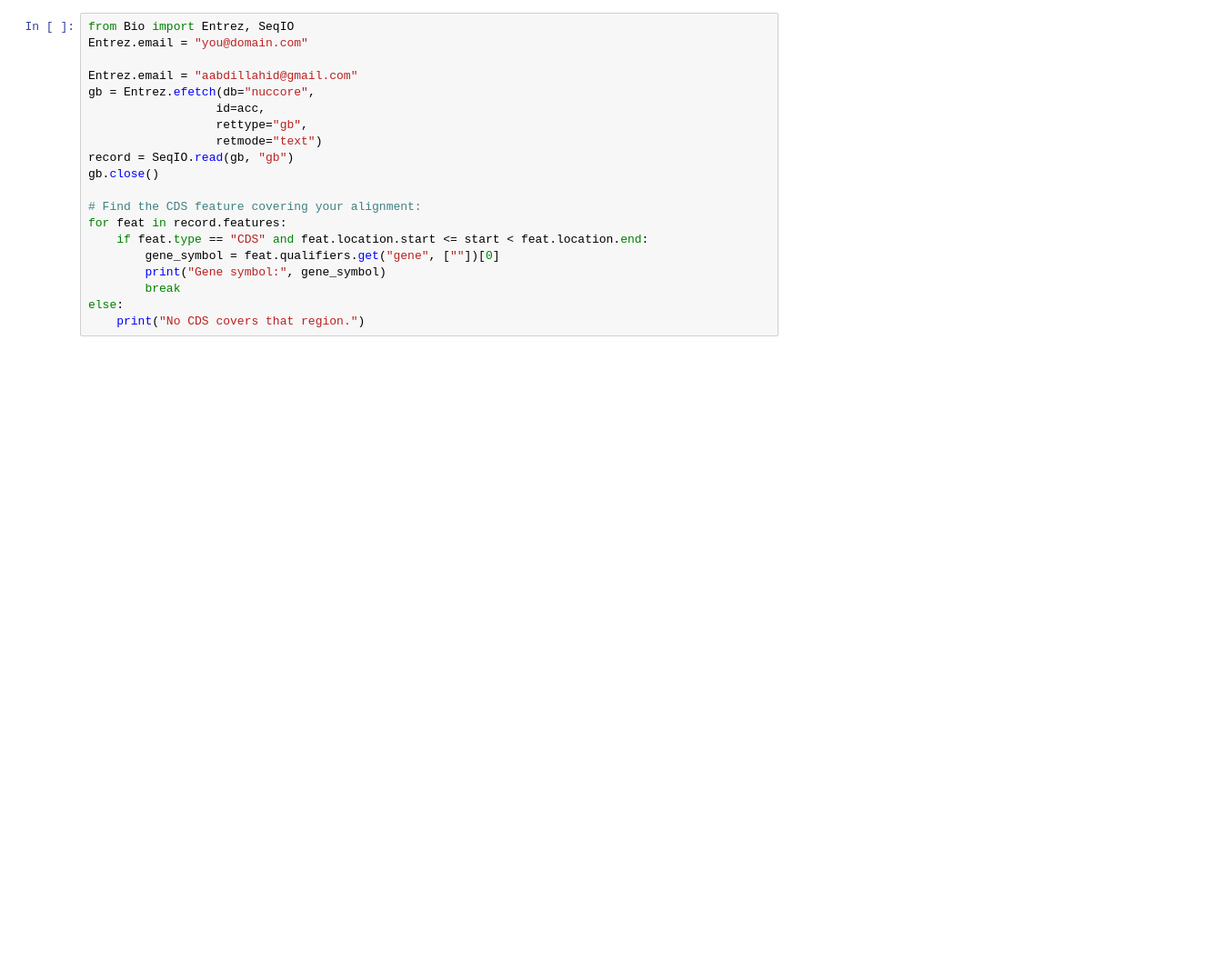
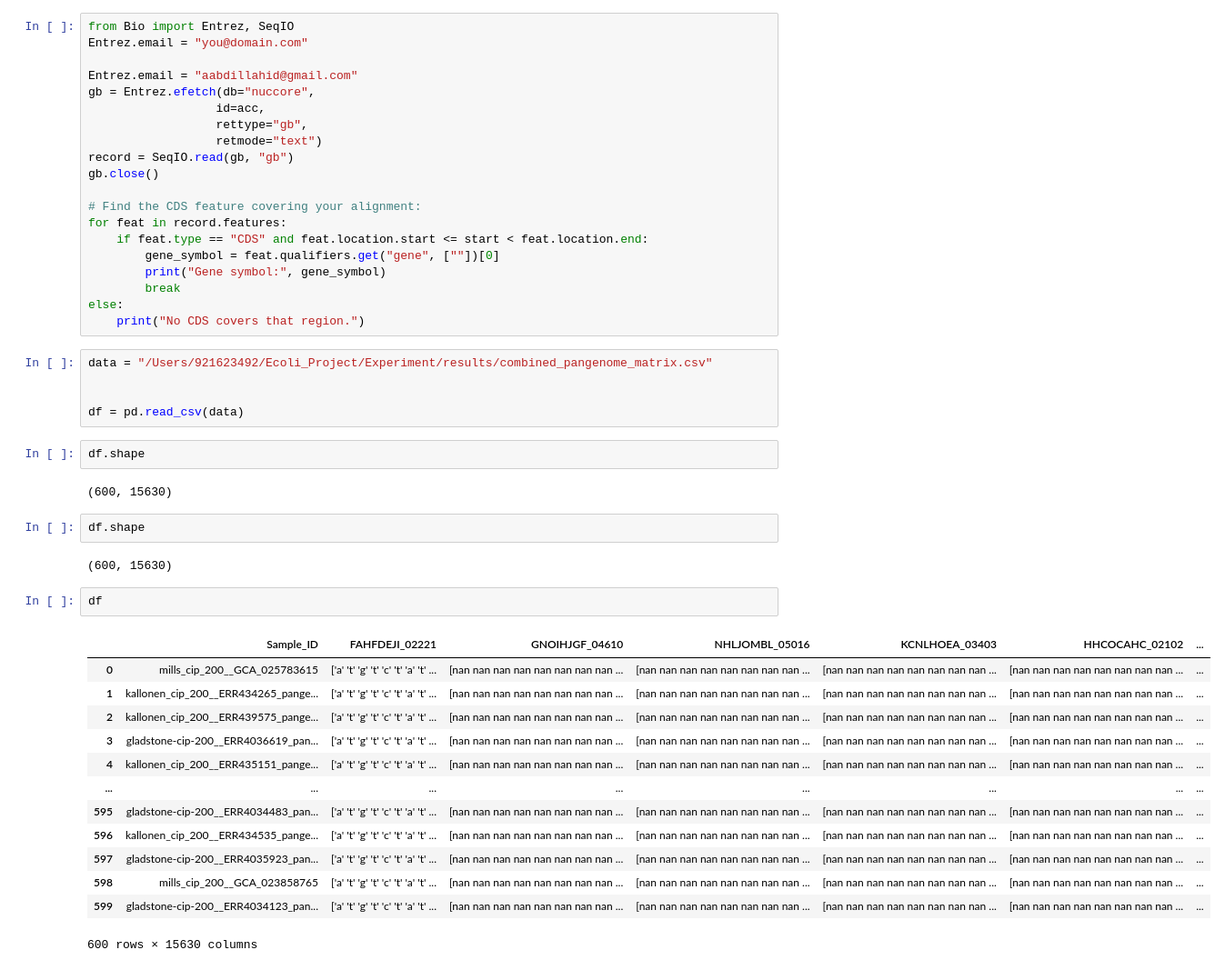
Before and after one commit to Abdoul1996/Thesis, a Jupyter notebook: Experiment/notebooks/annotate_genes.ipynb, the cells around one changed output. Shown at 91% size. Drawn from its saved outputs; the diff is of its cells as text; blank space fills up the shorter version.

Commit message:
Added some experiments

```diff
--- a/Experiment/notebooks/annotate_genes.ipynb
+++ b/Experiment/notebooks/annotate_genes.ipynb
@@ -271,3 +253,32 @@ for feat in record.features:
         break
 else:
     print("No CDS covers that region.")
+# %%
+data = "/Users/921623492/Ecoli_Project/Experiment/results/combined_pangenome_matrix.csv"
+
+
+df = pd.read_csv(data)
+# %%
+df.shape
+# %% [output]
+(600, 15630)
+# %%
+df.shape
+# %% [output]
+(600, 15630)
+# %%
+df
+# %% [output]
+|  | Sample_ID | FAHFDEJI_02221 | GNOIHJGF_04610 | NHLJOMBL_05016 | KCNLHOEA_03403 | HHCOCAHC_02102 | ... |
+| 0 | mills_cip_200__GCA_025783615 | ['a' 't' 'g' 't' 'c' 't' 'a' 't' ... | [nan nan nan nan nan nan nan nan ... | [nan nan nan nan nan nan nan nan ... | [nan nan nan nan nan nan nan nan ... | [nan nan nan nan nan nan nan nan ... | ... |
+| 1 | kallonen_cip_200__ERR434265_pange... | ['a' 't' 'g' 't' 'c' 't' 'a' 't' ... | [nan nan nan nan nan nan nan nan ... | [nan nan nan nan nan nan nan nan ... | [nan nan nan nan nan nan nan nan ... | [nan nan nan nan nan nan nan nan ... | ... |
+| 2 | kallonen_cip_200__ERR439575_pange... | ['a' 't' 'g' 't' 'c' 't' 'a' 't' ... | [nan nan nan nan nan nan nan nan ... | [nan nan nan nan nan nan nan nan ... | [nan nan nan nan nan nan nan nan ... | [nan nan nan nan nan nan nan nan ... | ... |
+| 3 | gladstone-cip-200__ERR4036619_pan... | ['a' 't' 'g' 't' 'c' 't' 'a' 't' ... | [nan nan nan nan nan nan nan nan ... | [nan nan nan nan nan nan nan nan ... | [nan nan nan nan nan nan nan nan ... | [nan nan nan nan nan nan nan nan ... | ... |
+| 4 | kallonen_cip_200__ERR435151_pange... | ['a' 't' 'g' 't' 'c' 't' 'a' 't' ... | [nan nan nan nan nan nan nan nan ... | [nan nan nan nan nan nan nan nan ... | [nan nan nan nan nan nan nan nan ... | [nan nan nan nan nan nan nan nan ... | ... |
+| ... | ... | ... | ... | ... | ... | ... | ... |
+| 595 | gladstone-cip-200__ERR4034483_pan... | ['a' 't' 'g' 't' 'c' 't' 'a' 't' ... | [nan nan nan nan nan nan nan nan ... | [nan nan nan nan nan nan nan nan ... | [nan nan nan nan nan nan nan nan ... | [nan nan nan nan nan nan nan nan ... | ... |
+| 596 | kallonen_cip_200__ERR434535_pange... | ['a' 't' 'g' 't' 'c' 't' 'a' 't' ... | [nan nan nan nan nan nan nan nan ... | [nan nan nan nan nan nan nan nan ... | [nan nan nan nan nan nan nan nan ... | [nan nan nan nan nan nan nan nan ... | ... |
+| 597 | gladstone-cip-200__ERR4035923_pan... | ['a' 't' 'g' 't' 'c' 't' 'a' 't' ... | [nan nan nan nan nan nan nan nan ... | [nan nan nan nan nan nan nan nan ... | [nan nan nan nan nan nan nan nan ... | [nan nan nan nan nan nan nan nan ... | ... |
+| 598 | mills_cip_200__GCA_023858765 | ['a' 't' 'g' 't' 'c' 't' 'a' 't' ... | [nan nan nan nan nan nan nan nan ... | [nan nan nan nan nan nan nan nan ... | [nan nan nan nan nan nan nan nan ... | [nan nan nan nan nan nan nan nan ... | ... |
+| 599 | gladstone-cip-200__ERR4034123_pan... | ['a' 't' 'g' 't' 'c' 't' 'a' 't' ... | [nan nan nan nan nan nan nan nan ... | [nan nan nan nan nan nan nan nan ... | [nan nan nan nan nan nan nan nan ... | [nan nan nan nan nan nan nan nan ... | ... |
+600 rows × 15630 columns
```
Also changed, not shown: parts of 1 cell of this notebook, 24 other files.
